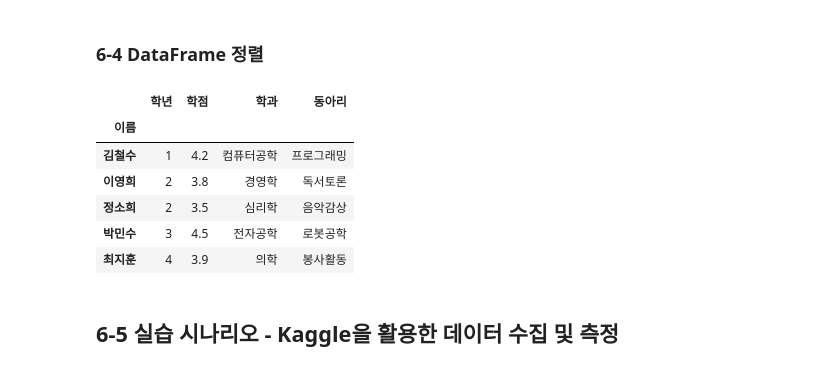
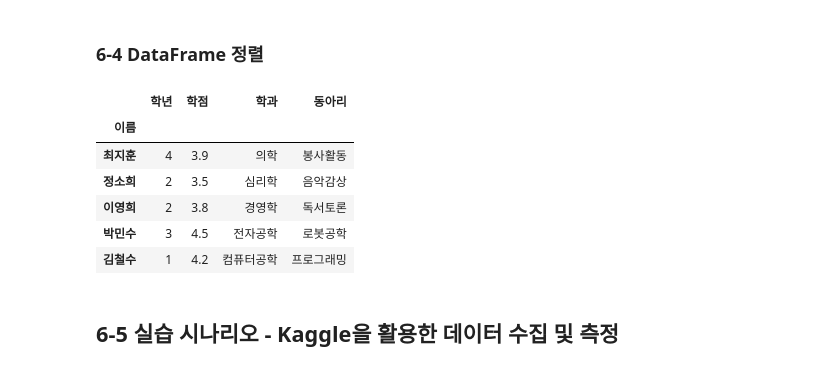
Before and after one commit to Soyeon250/Data-Analysis-with-Open-Source, a Jupyter notebook: 오픈소스_데이터_분석_6강.ipynb, the cells around one changed output. Cells and saved outputs as stored; diff of their text form; code cells hidden in the pictures.

```diff
--- a/오픈소스_데이터_분석_6강.ipynb
+++ b/오픈소스_데이터_분석_6강.ipynb
@@ -122,34 +122,35 @@ df[(df['학년'] == 2) & (df['학점'] >= 3.7)]
 # %%
 import pandas as pd
 
 data = {
     "이름": ["김철수", "이영희", "박민수", "최지훈", "정소희"],
     "학년": [1, 2, 3, 4, 2],
     "학점": [4.2, 3.8, 4.5, 3.9, 3.5],
     "학과": ["컴퓨터공학", "경영학", "전자공학", "의학", "심리학"],
     "동아리": ["프로그래밍", "독서토론", "로봇공학", "봉사활동", "음악감상"]
 }
 
 #DataFrame 인덱스 지정
 df = pd.DataFrame(data).set_index('이름')
 df
 
 #DataFrame 단일 열 오름차순, 내림차순 정렬
 df.sort_values(by='학점')
 df.sort_values(by='학점', ascending=False)
 
 #DataFrame 복수 열 오름차순, 내림차순 정렬
 df.sort_values(by=['학년', '학점'], ascending=[True, False])
 
 #DataFrame 인덱스 기분 오른차순, 내림차순 정렬
+df.sort_index(ascending=False)
 # %% [output]
 |  | 학년 | 학점 | 학과 | 동아리 |
 | 이름 |  |  |  |  |
+| 최지훈 | 4 | 3.9 | 의학 | 봉사활동 |
+| 정소희 | 2 | 3.5 | 심리학 | 음악감상 |
+| 이영희 | 2 | 3.8 | 경영학 | 독서토론 |
+| 박민수 | 3 | 4.5 | 전자공학 | 로봇공학 |
 | 김철수 | 1 | 4.2 | 컴퓨터공학 | 프로그래밍 |
-| 이영희 | 2 | 3.8 | 경영학 | 독서토론 |
-| 정소희 | 2 | 3.5 | 심리학 | 음악감상 |
-| 박민수 | 3 | 4.5 | 전자공학 | 로봇공학 |
-| 최지훈 | 4 | 3.9 | 의학 | 봉사활동 |
 # %% [markdown]
 ## 6-5 실습 시나리오 - Kaggle을 활용한 데이터 수집 및 측정
 # %% [markdown]
```
Also changed, not shown: parts of 4 cells of this notebook.
